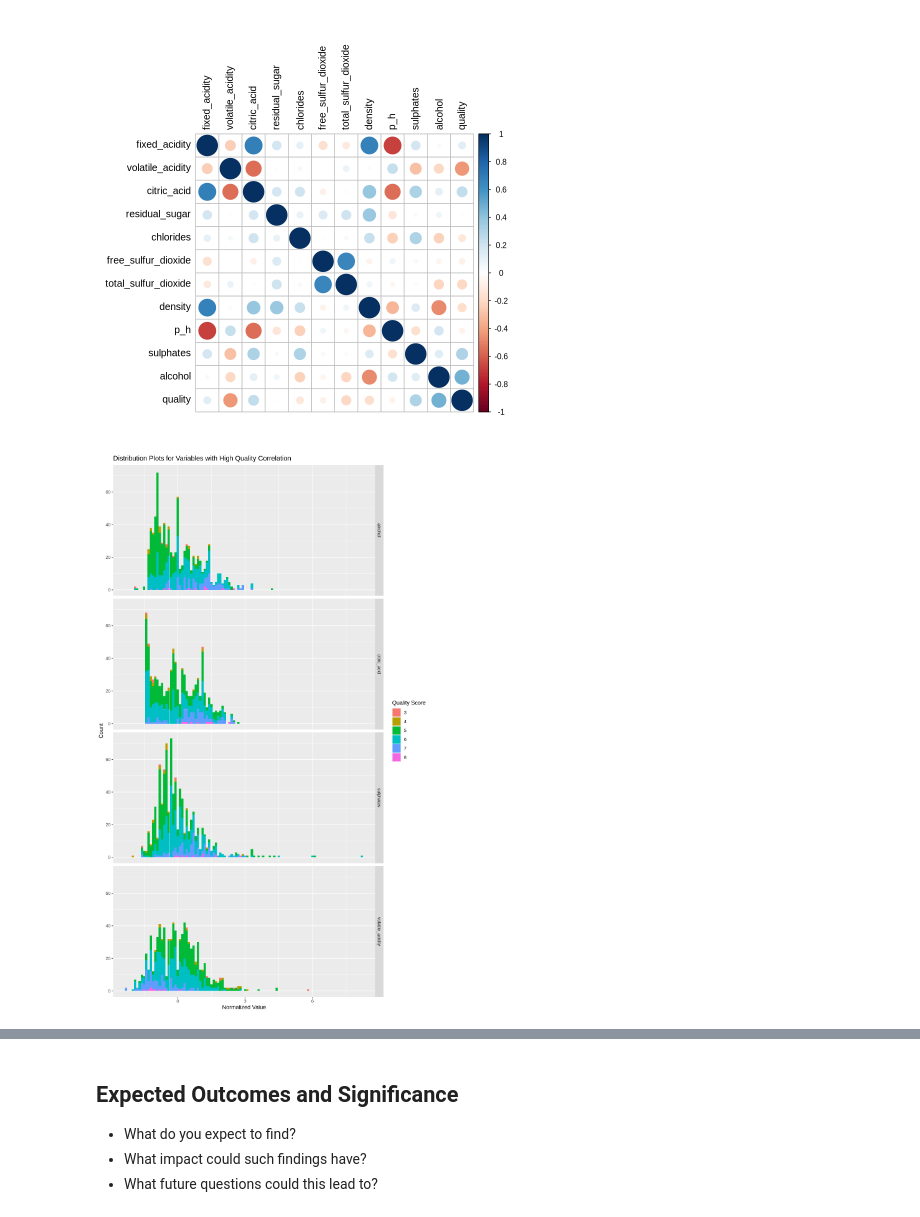
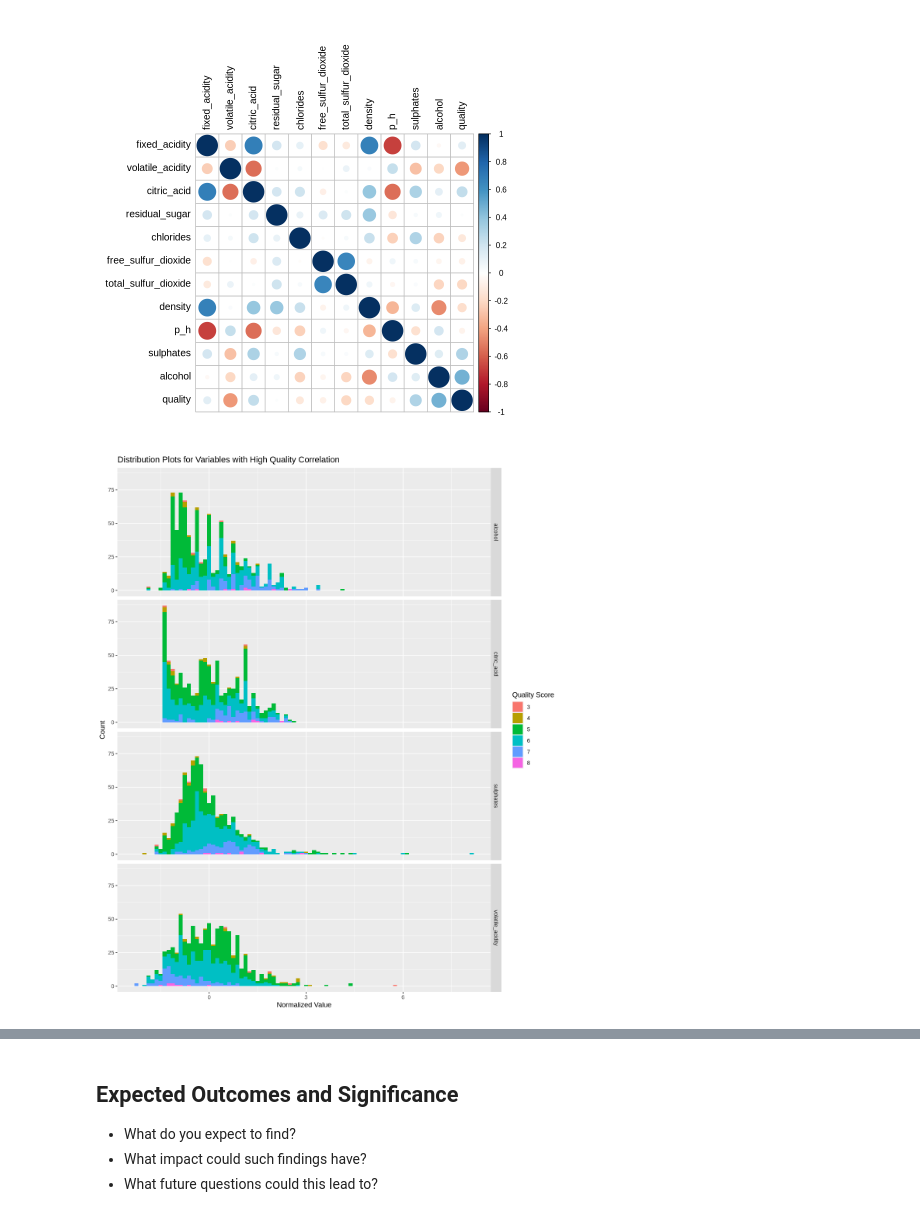
Before and after one commit to MostLeVert/goup01dsci100, a Jupyter notebook: Project_proposal.ipynb, the cells around one changed output, grey strips where cells are left out. Saved outputs shown, nothing was run; the diff lists cells and outputs as text; code cells hidden in the pictures.

```diff
--- a/Project_proposal.ipynb
+++ b/Project_proposal.ipynb
@@ -118,24 +120,24 @@ corrplot(correlation_matrix, method = "circle", tl.col = "black")
 [figure]
 # %%
 # Create a distribution plot for the variables with larger correlations with quality from the correlation plot above
-options(repr.plot.height = 15, repr.plot.width = 9)
+options(repr.plot.height = 12, repr.plot.width = 10)
 qual_id_df <- wine_train |>
     select(quality) # create data fram with just quality for use below
 distribution_plot <- wine_train |>
     select(volatile_acidity, citric_acid, sulphates, alcohol) |>
     scale() |> #Scaling data so that axis domain is consistent across plots
     as.data.frame() |>
     bind_cols(qual_id_df) |>
     pivot_longer(cols = volatile_acidity:alcohol, names_to = "measurement", values_to = "value") |>
     ggplot(aes(x = value, fill = quality)) +
-        geom_histogram(binwidth = 0.1) +
+        geom_histogram(binwidth = 0.125) +
         facet_grid(rows = vars(measurement)) +
         labs(x = "Normalized Value",
             y = "Count",
             title = "Distribution Plots for Variables with High Quality Correlation",
             fill = "Quality Score")
 distribution_plot
 # %% [output]
-[figure, old version]
+[figure, new version]
 # %% [markdown]
 ## Methods
```
Also changed, not shown: parts of 2 cells of this notebook.
